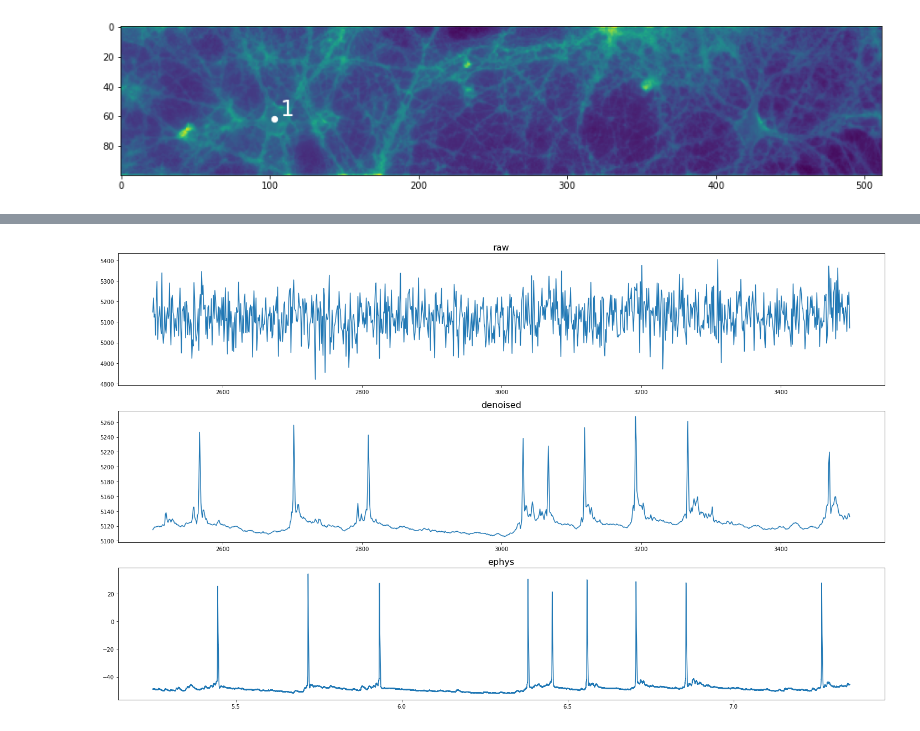
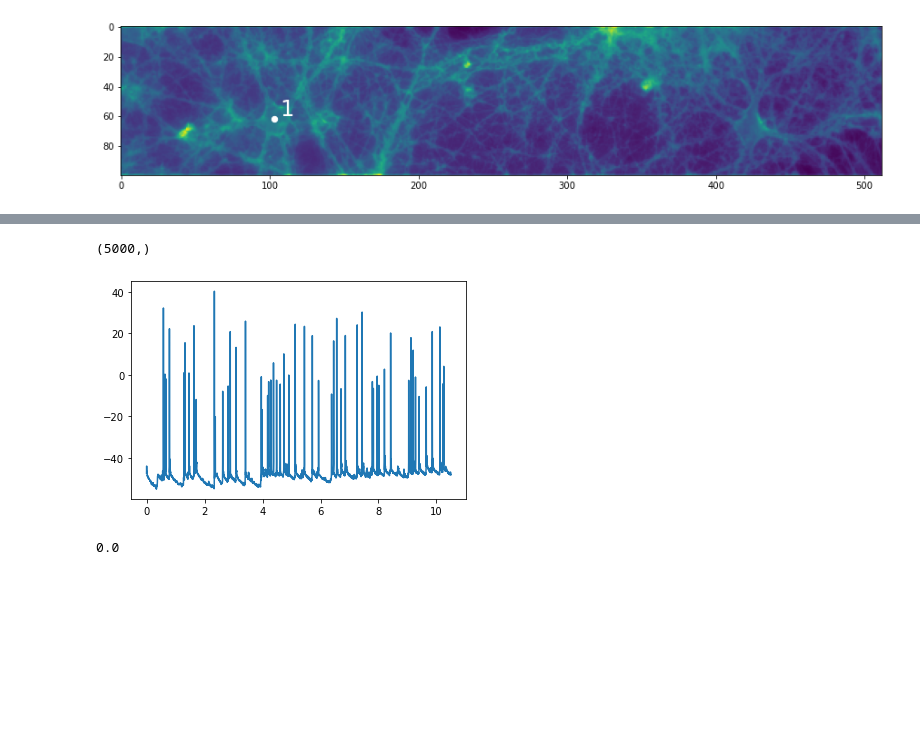
Before and after one commit to cellarium-ai/CellMincer, a Jupyter notebook: notebooks/miller_analyze.ipynb, the cells around one changed output, grey strips where cells are left out. Drawn from its saved outputs; the diff is of its cells as text; code cells hidden in the pictures; blank space fills up the shorter version.

```diff
--- a/notebooks/miller_analyze.ipynb
+++ b/notebooks/miller_analyze.ipynb
@@ -39,28 +50,46 @@ abf.setSweep(0)
+# %%
+denoised_region.shape
+# %% [output]
+(5000,)
+# %%
+abf_dsX = np.linspace(0, 10.5, num=len(denoised_movie), endpoint=False)
+abf_dsY = np.interp(x=abf_dsX, xp=abf.sweepX, fp=abf.sweepY)
+
+plt.figure()
+plt.plot(abf_dsX, abf_dsY)
+plt.show()
+# %% [output]
+[figure, added]
+# %%
+min(abf.sweepX)
+# %% [output]
+0.0
 # %%
-begin, end = 0.5, 0.7
+begin, end = 0.6, 0.7
 i_frame_begin, i_frame_end = int(len(raw) * begin), int(len(raw) * end)
 i_ephys_begin, i_ephys_end = int(len(abf.sweepX) * begin), int(len(abf.sweepX) * end)
+offset = 0
 
 pix = pixs[0]
 
-np.argmax(np.correlate(denoised_movie[:, pix[0], pix[1]]), abf.)
+# np.argmax(np.correlate(denoised_movie[:, pix[0], pix[1]]), abf.)
 
 fig, axs = plt.subplots(3, figsize=(20, 12))
 
-axs[0].plot(np.arange(i_frame_begin, i_frame_end), raw[i_frame_begin+offset:i_frame_end+offset, pix[0], pix[1]])
-axs[1].plot(np.arange(i_frame_begin, i_frame_end), denoised_movie[i_frame_begin+offset:i_frame_end+offset, pix[0], pix[1]])
+# axs[0].plot(np.arange(i_frame_begin, i_frame_end), raw[i_frame_begin+offset:i_frame_end+offset, pix[0], pix[1]])
+axs[0].plot(np.arange(i_frame_begin, i_frame_end), denoised_movie[i_frame_begin+offset:i_frame_end+offset, pix[0], pix[1]])
+axs[1].plot(np.arange(i_frame_begin, i_frame_end), denoised_region[i_frame_begin+offset:i_frame_end+offset])
 axs[2].plot(abf.sweepX[i_ephys_begin:i_ephys_end], abf.sweepY[i_ephys_begin:i_ephys_end])
 
-axs[0].set_title('raw', size=16)
-axs[1].set_title('denoised', size=16)
-axs[2].set_title('ephys', size=16)
+# axs[0].set_title('raw', size=16)
+axs[0].set_title('denoised pixel', size=16)
+axs[1].set_title('denoised region', size=16)
+axs[2].set_title('patch clamp', size=16)
 
 fig.tight_layout()
 
 if save_fig:
-    fig.savefig(f'pix_overlay_{fig_suffix}.png')
+    fig.savefig(f'/home/jupyter/bw-data/tmp/pix_with_ephys_{fig_suffix}.png')
 fig.show()
-# %% [output]
-[figure, removed]
 # %%
 abf.sweepX[-10:]
```
Also changed, not shown: parts of 8 cells of this notebook, 12 other files.
